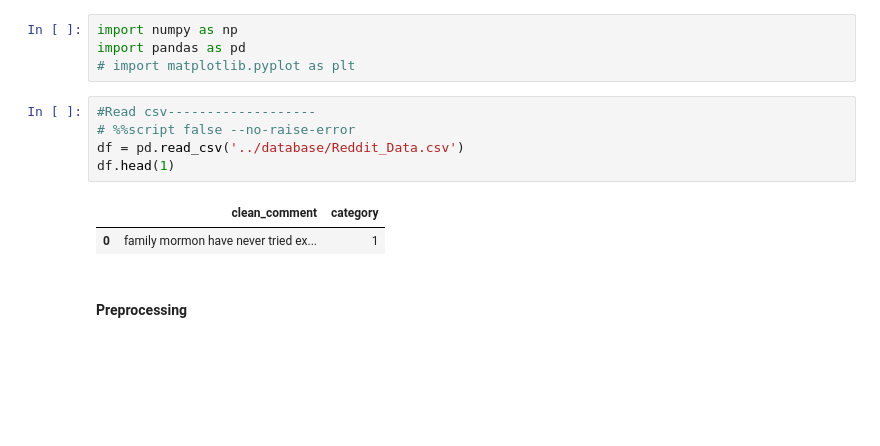
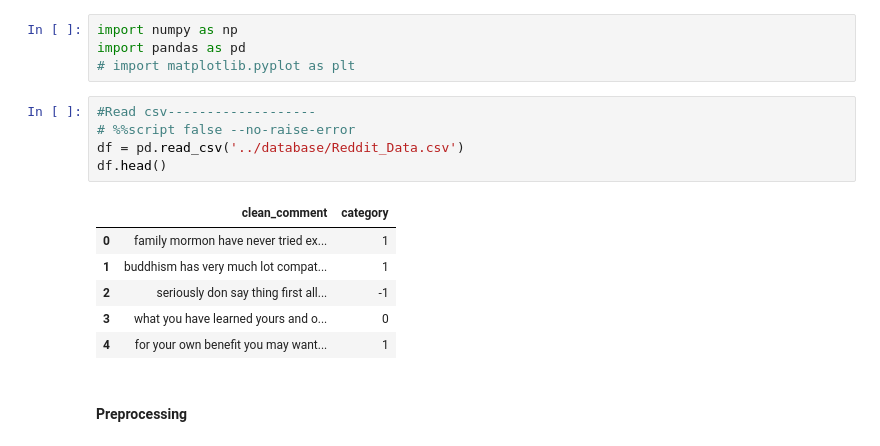
Before and after one commit to mrnishant1/NLP_BERT_implementation, a Jupyter notebook: notebook/micrograd.ipynb, the cells around one changed output. Drawn from its saved outputs; the diff is of its cells as text; blank space fills up the shorter version.

```diff
--- a/notebook/micrograd.ipynb
+++ b/notebook/micrograd.ipynb
@@ -722,11 +718,15 @@ import pandas as pd
 # %%
 #Read csv-------------------
 # %%script false --no-raise-error
 df = pd.read_csv('../database/Reddit_Data.csv')
-df.head(1)
+df.head()
 # %% [output]
 |  | clean_comment | category |
 | 0 | family mormon have never tried ex... | 1 |
+| 1 | buddhism has very much lot compat... | 1 |
+| 2 | seriously don say thing first all... | -1 |
+| 3 | what you have learned yours and o... | 0 |
+| 4 | for your own benefit you may want... | 1 |
 # %% [markdown]
 #### Preprocessing
 # %%
```
Also changed, not shown: parts of 10 cells of this notebook, 1 other file.
